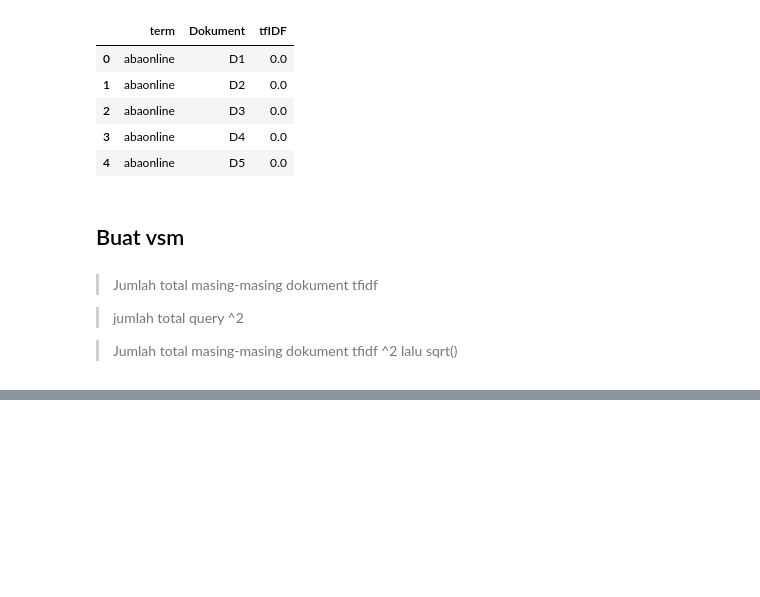
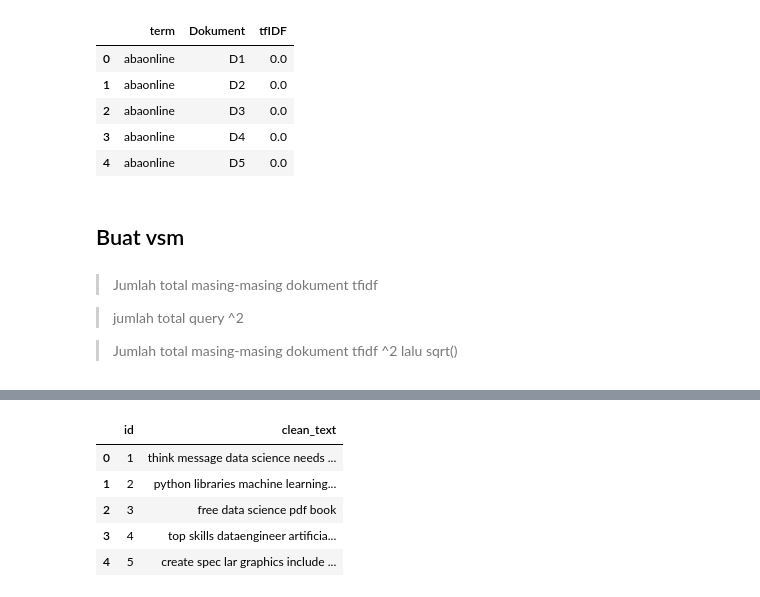
Before and after one commit to ackermanjayjay/tugas-tki, a Jupyter notebook: code/Tugas.ipynb, the cells around one changed output, grey strips where cells are left out. Cells and saved outputs as stored; diff of their text form; code cells hidden in the pictures; blank space fills up the shorter version.

```diff
--- a/code/Tugas.ipynb
+++ b/code/Tugas.ipynb
@@ -544 +560,10 @@ class Appearance:
+# %%
+df_.head()
+# %% [output]
+|  | id | clean_text |
+| 0 | 1 | think message data science needs ... |
+| 1 | 2 | python libraries machine learning... |
+| 2 | 3 | free data science pdf book |
+| 3 | 4 | top skills dataengineer artificia... |
+| 4 | 5 | create spec lar graphics include ... |
 # %%
```
Also changed, not shown: parts of 23 cells of this notebook.
